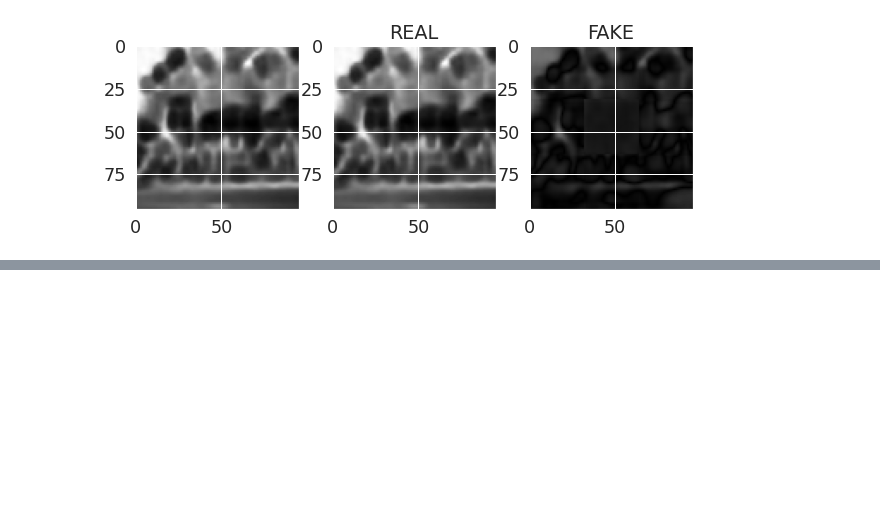
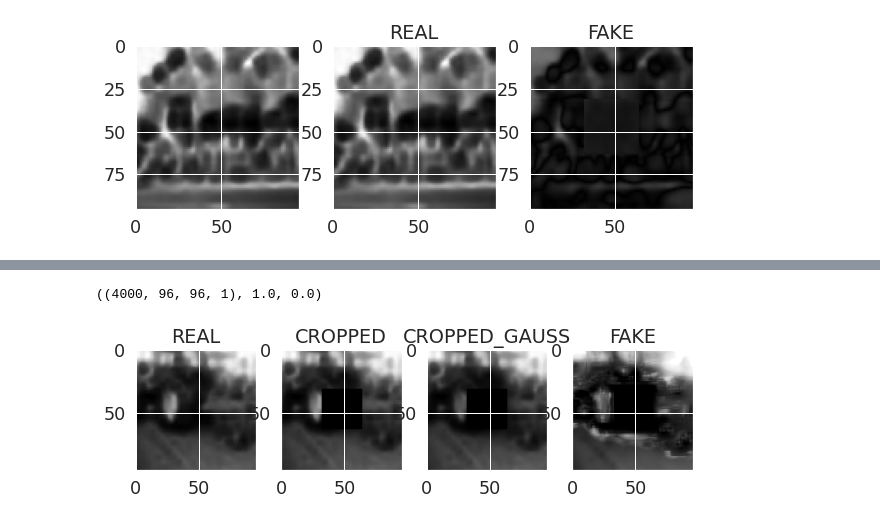
Before and after one commit to WeiKuoLi/Picture-Interpolation, a Jupyter notebook: picture_interpolation.ipynb, the cells around one changed output, grey strips where cells are left out. Cells and saved outputs as stored; diff of their text form; code cells hidden in the pictures; blank space fills up the shorter version.

```diff
--- a/picture_interpolation.ipynb
+++ b/picture_interpolation.ipynb
@@ -774,0 +956,3 @@ plt.show()
+# %%
+train_X_42_tf = (tf.convert_to_tensor(train_x_2*(get_mask_gaussian().reshape(1,96,96,1)),dtype=tf.float32))
+y_pred_42_tf=model_4.predict(train_X_42_tf)
@@ -774,0 +968,24 @@ plt.show()
+# %%
+(train_x_2).shape, np.amax(train_x_2), np.amin(train_x_2)
+# %% [output]
+((4000, 96, 96, 1), 1.0, 0.0)
+# %%
+fig, ax=plt.subplots(1,4,figsize=(10,10))
+iim =  random.randint(0, 2000)
+#iim=3344
+ax[0].imshow(np.array(train_Y_2_tf[iim]).reshape(96,96),cmap=plt.cm.gray)
+ax[0].title.set_text('REAL')
+y_predi=y_pred_42_tf[iim]
+y_predi=y_predi.reshape(96,96)
+
+ax[1].imshow(np.array(train_X_2_tf[iim]).reshape(96,96),cmap=plt.cm.gray)
+ax[1].title.set_text('CROPPED')
+
+ax[2].imshow(np.array(train_X_42_tf[iim]).reshape(96,96),cmap=plt.cm.gray)
+ax[2].title.set_text('CROPPED_GAUSS')
+
+ax[3].imshow(np.array(y_predi),cmap=plt.cm.gray)
+ax[3].title.set_text('FAKE')
+plt.show()
+# %% [output]
+[figure, added]
```
Also changed, not shown: parts of 20 cells of this notebook.
